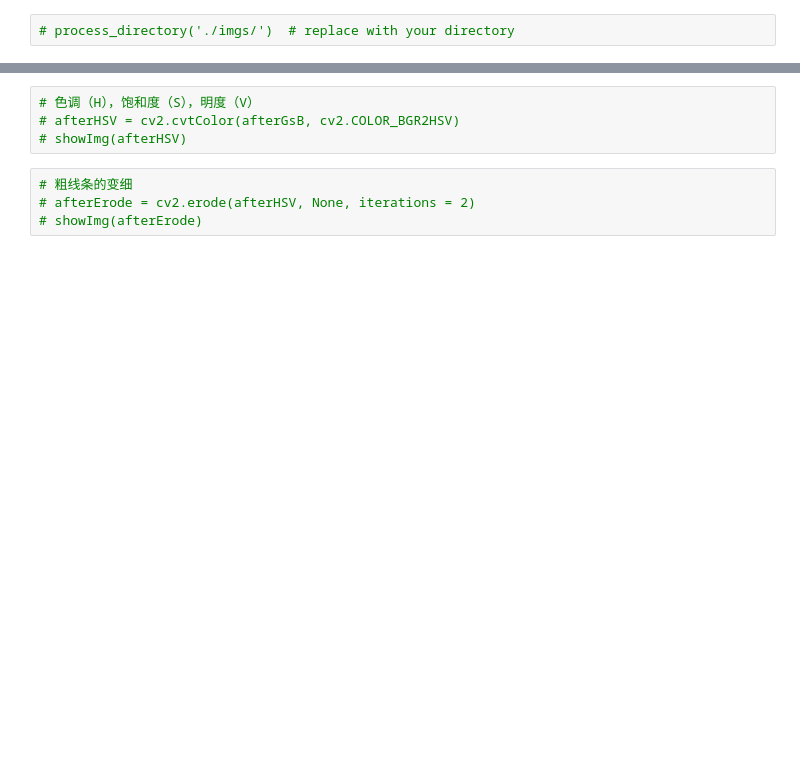
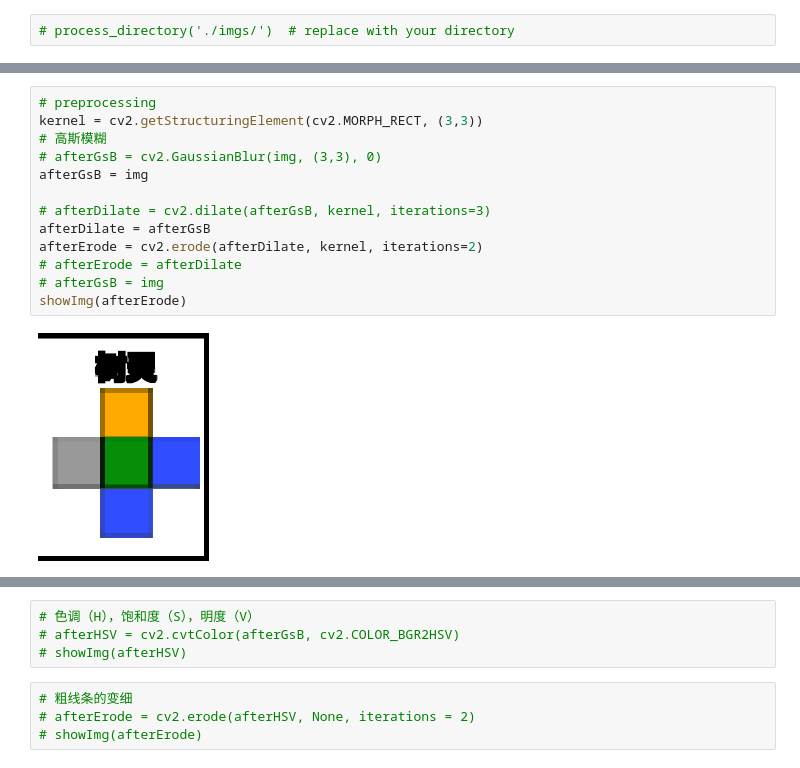
Before and after one commit to Xpectuer/yunshenzhidi, a Jupyter notebook: cv.ipynb, the cells around one changed output, grey strips where cells are left out. Cells and saved outputs as stored; diff of their text form; blank space fills up the shorter version.

```diff
--- a/cv.ipynb
+++ b/cv.ipynb
@@ -88 +76,16 @@ showImg(afterGsB)
+# %%
+# preprocessing
+kernel = cv2.getStructuringElement(cv2.MORPH_RECT, (3,3))
+# 高斯模糊
+# afterGsB = cv2.GaussianBlur(img, (3,3), 0)
+afterGsB = img
+
+# afterDilate = cv2.dilate(afterGsB, kernel, iterations=3)
+afterDilate = afterGsB
+afterErode = cv2.erode(afterDilate, kernel, iterations=2)
+# afterErode = afterDilate
+# afterGsB = img
+showImg(afterErode)
+# %% [output]
+[figure, added]
 # %%
```
Also changed, not shown: parts of 18 cells of this notebook, 10 other files.
